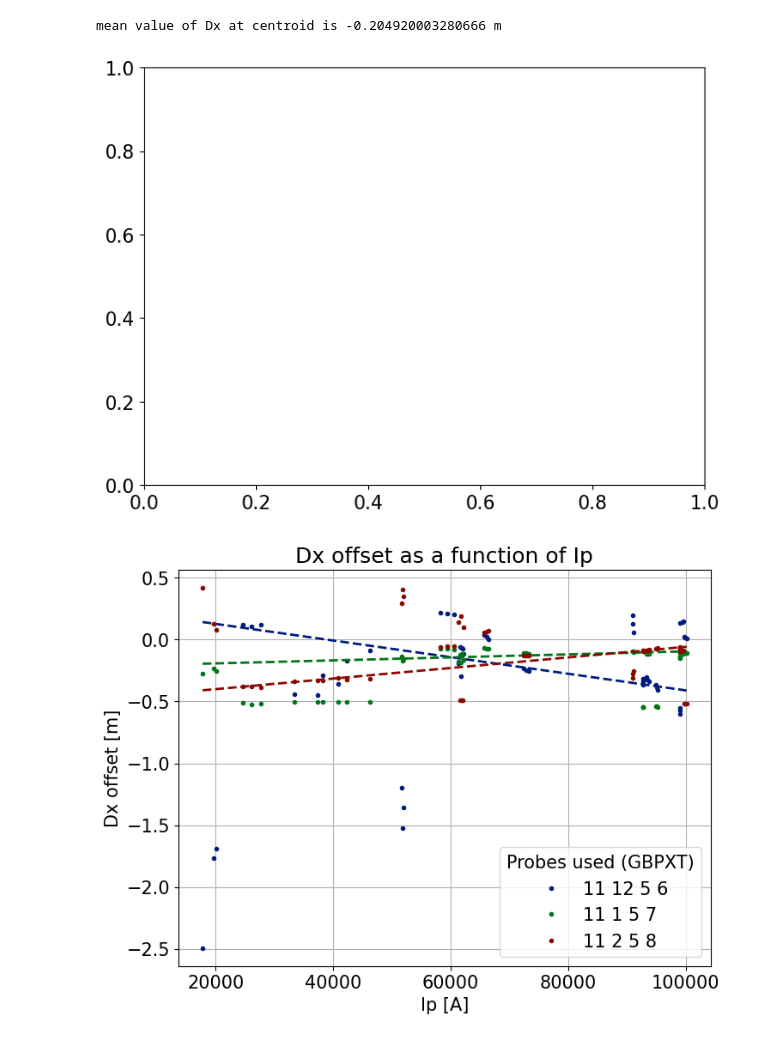
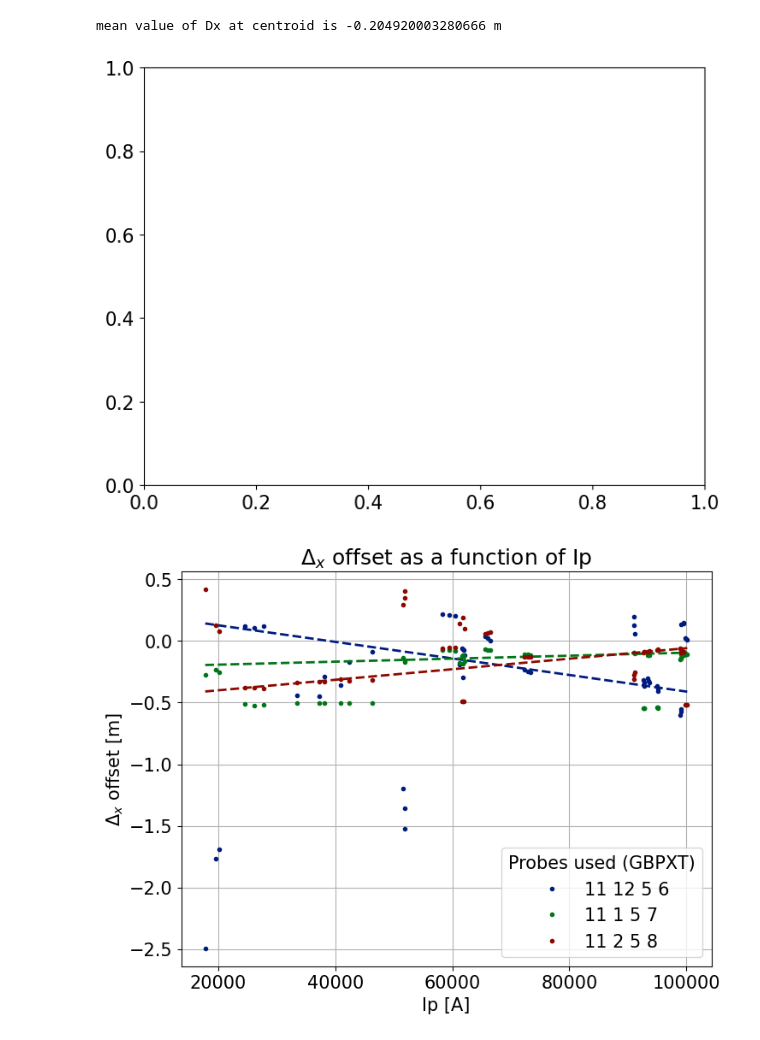
Before and after one commit to P-Attapon/TT1PlasmaColumnPosition, a Jupyter notebook: plotting.ipynb, the cells around one changed output. Saved outputs shown, nothing was run; the diff lists cells and outputs as text; code cells hidden in the pictures.

```diff
--- a/plotting.ipynb
+++ b/plotting.ipynb
@@ -172,7 +173,7 @@ for z in z_shift:
 
     ax[0].plot(Dx_arr, x_shift,".-",label = f"{z}")
 
-ax[0].set_title(r"$\Delta_R \sim \Delta_x$")
+ax[0].set_title(r"$\Delta_R \propto \Delta_x$")
 ax[0].set_xlabel(r"$\Delta_x \ [m]$")
 ax[0].set_ylabel(r"$\Delta_R \ [m]$")
 ax[0].grid()
@@ -202,7 +203,7 @@ for x in x_shift:
 
     ax[1].plot(Dz_arr, z_shift,".-",label = f"{x}")
 
-ax[1].set_title(r"$\Delta_Z \sim \Delta_y$")
+ax[1].set_title(r"$\Delta_Z \propto \Delta_y$")
 ax[1].set_xlabel(r"$\Delta_y [m]$")
 ax[1].set_ylabel(r"$\Delta_Z [m]$")
 ax[1].grid()
@@ -239,7 +240,7 @@ for z in z_shift:
 
     ax[0].plot(Dx_arr, x_shift,".-",label = r"$\Delta_\perp = $" + f"{z} [m]")
 
-ax[0].set_title(r"$\Delta_R \sim \Delta_x$")
+ax[0].set_title(r"$\Delta_R \propto \Delta_x$")
 ax[0].set_xlabel(r"$\Delta_x [m]$")
 ax[0].set_ylabel(r"$\Delta_R [m]$")
 ax[0].grid()
@@ -266,7 +267,7 @@ for x in x_shift:
 
     ax[1].plot(Dz_arr, z_shift,".-",label = r"$\Delta_{||} = $" + f"{x} [m]")
 
-ax[1].set_title(r"$\Delta_Z \sim \Delta_y$")
+ax[1].set_title(r"$\Delta_Z \propto \Delta_y$")
 ax[1].set_xlabel(r"$\Delta_y [m]$")
 ax[1].set_ylabel(r"$\Delta_Z [m]$")
 ax[1].grid()
@@ -274,7 +275,7 @@ ax[1].legend()
 
 plt.tight_layout()
 
-plt.savefig(presentation_path + "RelationLimit")
+plt.savefig(os.path.join(r"C:\Users\pitit\Documents\01_MUIC_work\ICPY 441 Senior project\seniorProject\myProject\thesisBook\images", "highRelation.png"))
 # %% [output]
 [figure]
 # %% [markdown]
@@ -602,7 +603,7 @@ Text(0, 0.5, 'Ip [A]')
 # %% [markdown]
 # Error on simulated toroidal filament
 # %%
-def simulate_signal(num_iteration = 1_000,p_down = 0.5,mean_displacement = 0.15):
+def simulate_signal(num_iteration = 1_000,p_down = 0.5,mean_displacement = 0.10):
     R_sim, Z_sim = [0], [0]
     all_probe_signal = [[] for _ in range(13)]
 
@@ -647,13 +647,14 @@ use_probes = all_arrays
 
 iteration_arr, R_arr, R_err, Z_arr, Z_err = toroidal_filament_shift_progression(iteration_df, signal_df,probe_number=use_probes)
 # %%
-mean_R_err = []
-mean_Z_err = []
+R_err = []
+Z_err = []
 
 for i in range(len(R_arr)):
 
-    mean_R_err.append(np.mean(np.abs(np.array(R_sim) - np.array(R_arr[i]))))
-    mean_Z_err.append(np.mean(np.abs(np.array(Z_sim) - np.array(Z_arr[i]))))
+    R_err.append(np.abs(np.array(R_sim) - np.array(R_arr[i])))
+    Z_err.append(np.abs(np.array(Z_sim) - np.array(Z_arr[i])))
 
-print(min(mean_R_err),max(mean_R_err))
+print(np.mean(R_err))
+print(np.mean(Z_err))
 # %% [output]
@@ -1140,33 +1143,33 @@ for i, probe_arr in enumerate(probe_combinations):
         ax.plot(x_vals, y_fit, "--", color=color, lw=2)
 
         ax.set_xlabel("Ip [A]")
-        ax.set_ylabel("Dx offset [m]")
+        ax.set_ylabel(r"$\Delta_x$ offset [m]")
         ax.grid(True)
 
         #calculate R^2
         inlier_mask = ransac.inlier_mask_
         y_pred = ransac.predict(X)
 
         r2 = r2_score(y[inlier_mask],y_pred[inlier_mask])
 
         #calculate SD
 
         residuals = y[inlier_mask] - y_pred[inlier_mask]
         std_dev = np.std(residuals)
         new_row = {"magnetic probes": key, "R2":r2, "SD":std_dev}
         regression_df.loc[len(regression_df)] = new_row
 
     group_count += 1
     color_index += 1
 
     # Show plot after every 3 probe combinations
     if group_count == 3 or i == len(probe_combinations) - 1:
         ax.legend(title="Probes used (GBPXT)", loc="lower right", ncols=1)
-        ax.set_title("Dx offset as a function of Ip")
+        ax.set_title(r"$\Delta_x$ offset as a function of Ip")
         plt.show()
         group_count = 0  # Reset counter
 
 regression_df
 # %% [output]
 [figure]
-[figure, old version]
+[figure, new version]
```
Also changed, not shown: parts of 9 cells of this notebook, 3 other files.
